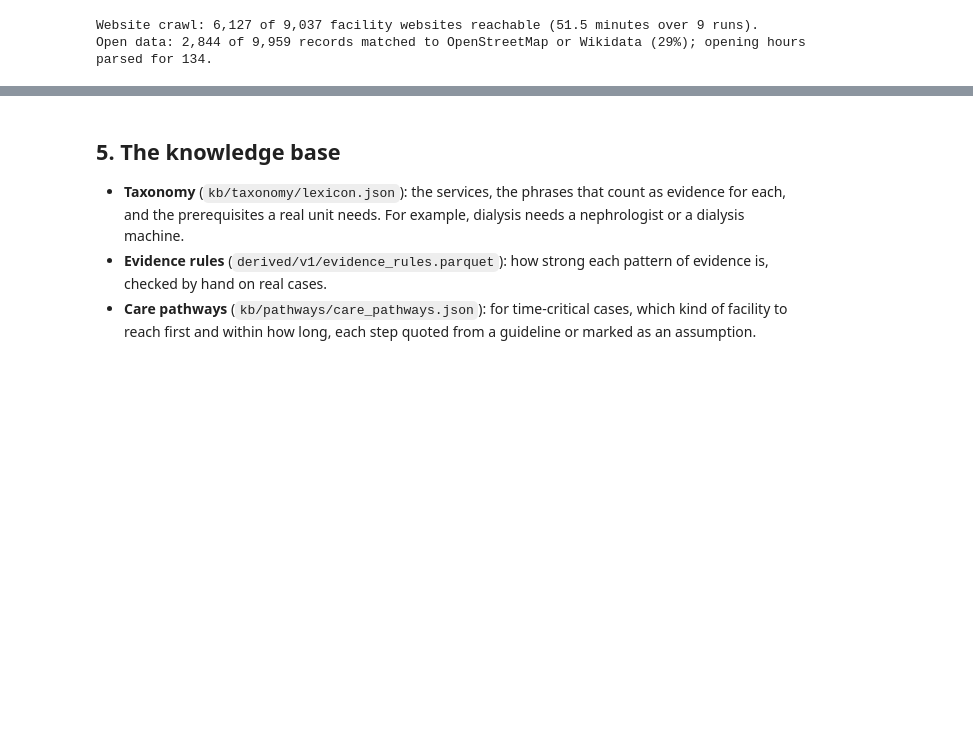
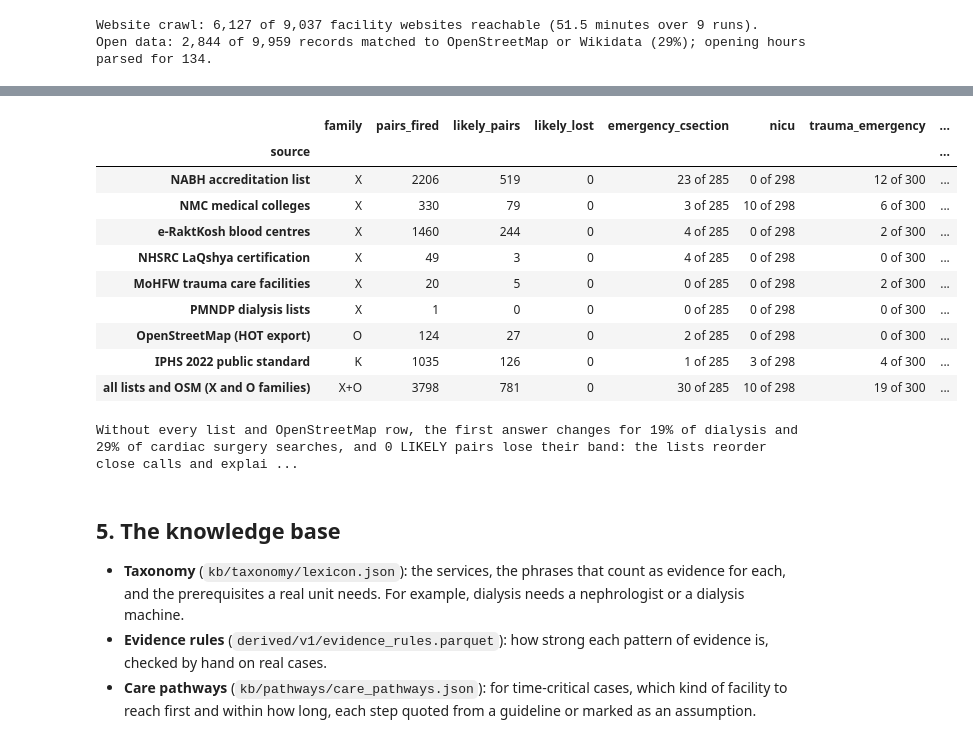
Before and after one commit to LordKarV/databricksdatathon, a Jupyter notebook: submission/referral_saathi.ipynb, the cells around one changed output, grey strips where cells are left out. Saved outputs shown, nothing was run; the diff lists cells and outputs as text; code cells hidden in the pictures; blank space fills up the shorter version.

```diff
--- a/submission/referral_saathi.ipynb
+++ b/submission/referral_saathi.ipynb
@@ -365,3 +352,26 @@ Open data: 2,844 of 9,959 records matched to OpenStreetMap or Wikidata (29%); op
+# %%
+si = pd.read_csv(ROOT / "validation/out/source_impact.csv")
+top = [c for c in si.columns if c.startswith("top1_changes_")]
+display(si.set_index("source")[["family", "pairs_fired", "likely_pairs", "likely_lost", *top]]
+        .rename(columns={c: c.removeprefix("top1_changes_") for c in top}))
+allx = si[si.family == "X+O"].iloc[0]
+share = {c.removeprefix("top1_changes_"): int(allx[c].split(" of ")[0]) / int(allx[c].split(" of ")[1]) for c in top}
+print(f"Without every list and OpenStreetMap row, the first answer changes for {share['dialysis']:.0%} of dialysis "
+      f"and {share['cardiac_surgery']:.0%} of cardiac surgery searches, and {int(allx.likely_lost)} LIKELY pairs "
+      "lose their band: the lists reorder close calls and explain them; they do not decide the band.")
+# %% [output]
+|  | family | pairs_fired | likely_pairs | likely_lost | emergency_csection | nicu | trauma_emergency | ... |
+| source |  |  |  |  |  |  |  | ... |
+| NABH accreditation list | X | 2206 | 519 | 0 | 23 of 285 | 0 of 298 | 12 of 300 | ... |
+| NMC medical colleges | X | 330 | 79 | 0 | 3 of 285 | 10 of 298 | 6 of 300 | ... |
+| e-RaktKosh blood centres | X | 1460 | 244 | 0 | 4 of 285 | 0 of 298 | 2 of 300 | ... |
+| NHSRC LaQshya certification | X | 49 | 3 | 0 | 4 of 285 | 0 of 298 | 0 of 300 | ... |
+| MoHFW trauma care facilities | X | 20 | 5 | 0 | 0 of 285 | 0 of 298 | 2 of 300 | ... |
+| PMNDP dialysis lists | X | 1 | 0 | 0 | 0 of 285 | 0 of 298 | 0 of 300 | ... |
+| OpenStreetMap (HOT export) | O | 124 | 27 | 0 | 2 of 285 | 0 of 298 | 0 of 300 | ... |
+| IPHS 2022 public standard | K | 1035 | 126 | 0 | 1 of 285 | 3 of 298 | 4 of 300 | ... |
+| all lists and OSM (X and O families) | X+O | 3798 | 781 | 0 | 30 of 285 | 10 of 298 | 19 of 300 | ... |
+Without every list and OpenStreetMap row, the first answer changes for 19% of dialysis and 29% of cardiac surgery searches, and 0 LIKELY pairs lose their band: the lists reorder close calls and explai ...
 # %% [markdown]
 ## 5. The knowledge base
 
```
Also changed, not shown: parts of 15 cells of this notebook, 10 other files.
